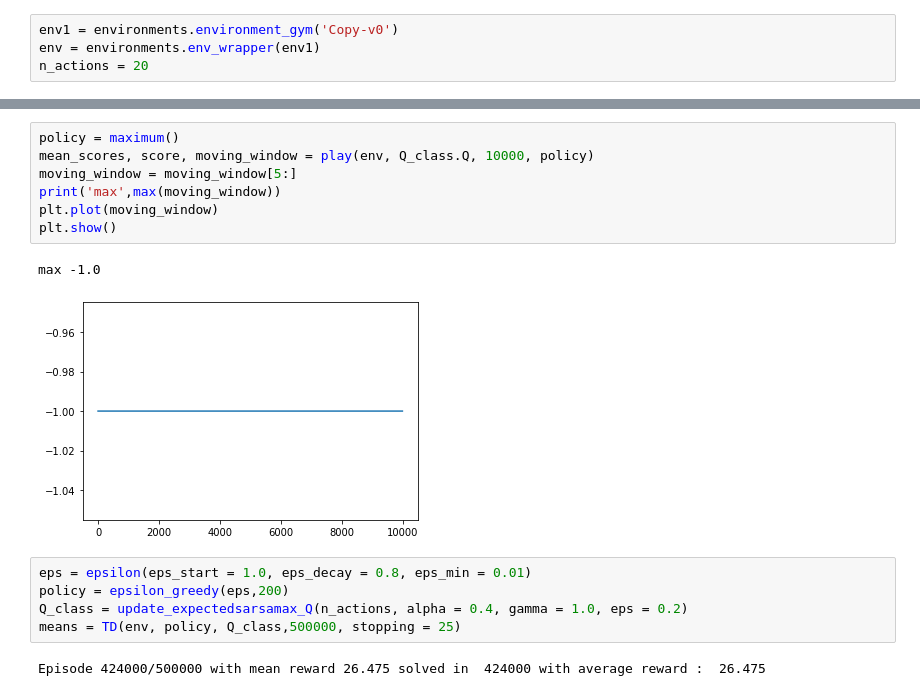
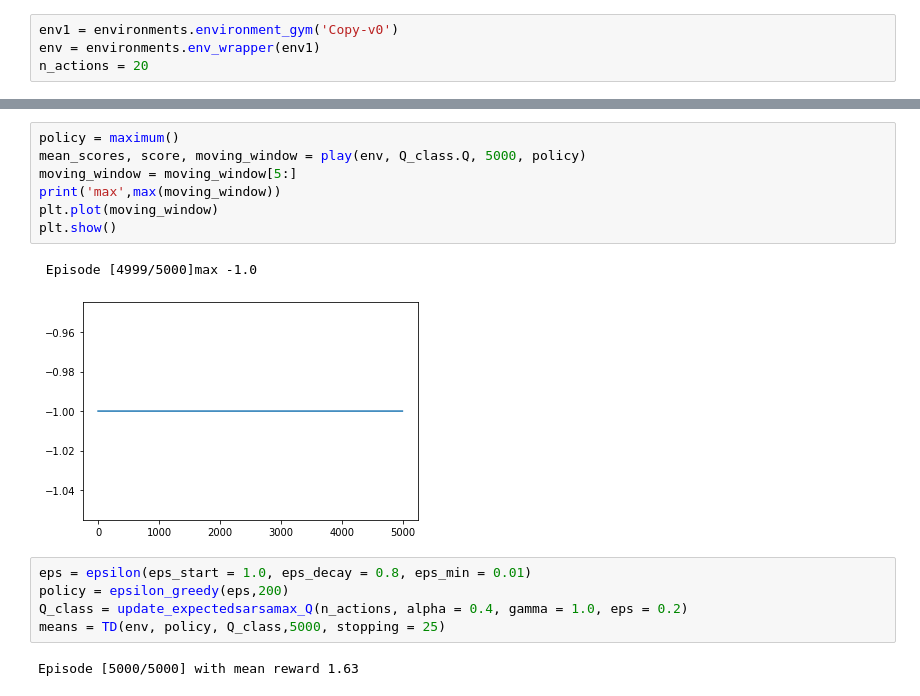
Before and after one commit to RezaCDoobary/Reinforcement-Learning-Implementations, a Jupyter notebook: temporal_difference.ipynb, the cells around one changed output, grey strips where cells are left out. Cells and saved outputs as stored; diff of their text form.

```diff
--- a/temporal_difference.ipynb
+++ b/temporal_difference.ipynb
@@ -47,20 +47,20 @@ plt.plot(means)
 # %%
 policy = maximum()
-mean_scores, score, moving_window = play(env, Q_class.Q, 10000, policy)
+mean_scores, score, moving_window = play(env, Q_class.Q, 5000, policy)
 moving_window = moving_window[5:]
 print('max',max(moving_window))
 plt.plot(moving_window)
 plt.show()
 # %% [output]
-max -1.0
+ Episode [4999/5000]max -1.0
-[figure, old version]
+[figure, new version]
 # %%
 eps = epsilon(eps_start = 1.0, eps_decay = 0.8, eps_min = 0.01)
 policy = epsilon_greedy(eps,200)
 Q_class = update_expectedsarsamax_Q(n_actions, alpha = 0.4, gamma = 1.0, eps = 0.2)
-means = TD(env, policy, Q_class,500000, stopping = 25)
+means = TD(env, policy, Q_class,5000, stopping = 25)
 # %% [output]
-Episode 424000/500000 with mean reward 26.475 solved in  424000 with average reward :  26.475
+Episode [5000/5000] with mean reward 1.63
 # %%
 plt.plot(means)
 # %% [output]
```
Also changed, not shown: parts of 7 cells of this notebook, 6 other files.
